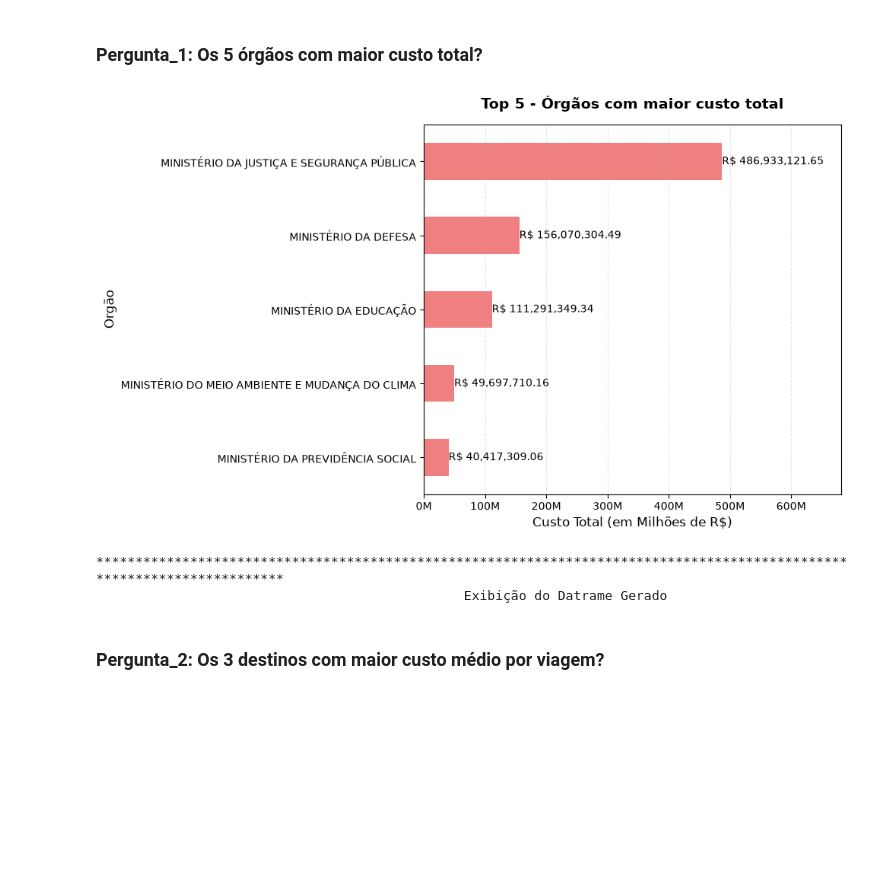
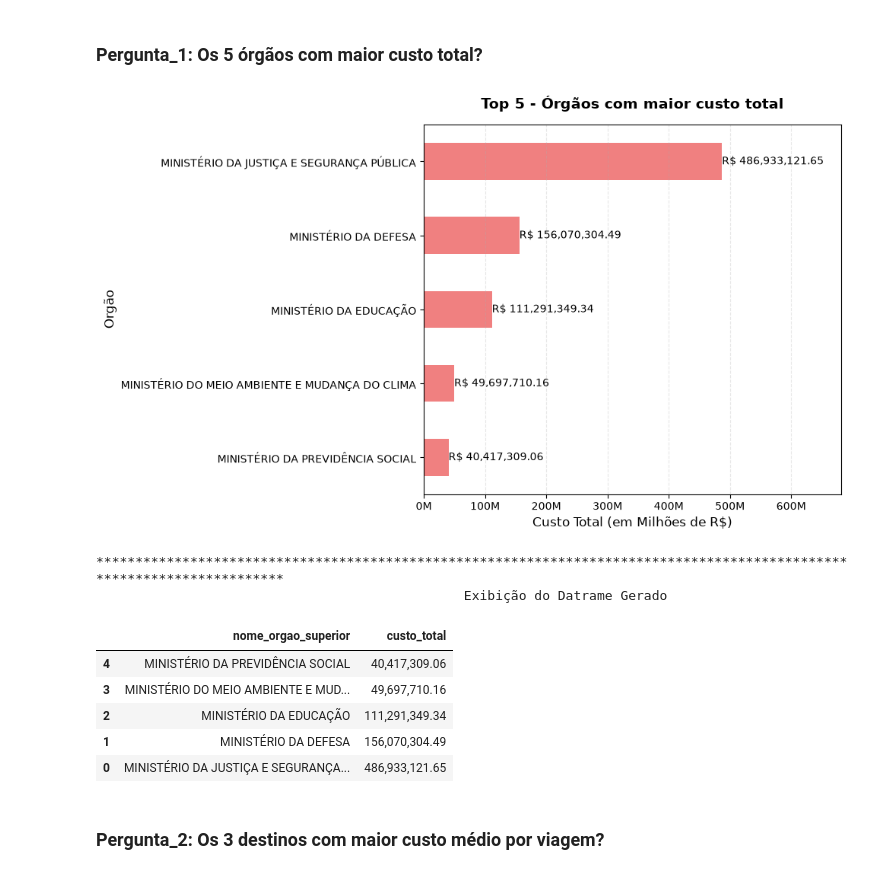
Before and after one commit to hicarocalliari/Projeto_final_SCTEC, a Jupyter notebook: notebooks/analise.ipynb, the cells around one changed output. Drawn from its saved outputs; the diff is of its cells as text; code cells hidden in the pictures; blank space fills up the shorter version.

```diff
--- a/notebooks/analise.ipynb
+++ b/notebooks/analise.ipynb
@@ -165,33 +165,40 @@ def milhoes_formatter(x, pos):
 ax.xaxis.set_major_formatter(ticker.FuncFormatter(milhoes_formatter))
 
 ax.set_title(
     "Top 5 - Órgãos com maior custo total", fontsize=14, fontweight="bold", pad=15
 )
 for i, valor in enumerate(df["custo_total"]):
     ax.text(valor, i, f"R$ {valor:,.2f}", va="center", ha="left")
 
 ax.set_xlabel("Custo Total (em Milhões de R$)", fontsize=12)
 ax.set_ylabel("Orgão", fontsize=12)
 ax.grid(axis="x", linestyle="--", alpha=0.3)
 
 plt.tight_layout()
 plt.savefig(f'{PASTA_IMAGE}/grafico_1.png', dpi=300, bbox_inches='tight')
 plt.show()
 
 
 ## Apresentação do DF através do print e salvar em forma de imagem
 print("".center(120, "*"))
 print("Exibição do Datrame Gerado".center(120), "")
 df.sort_values(by="custo_total", ascending=False)
 dfi.export(
     df.sort_values(by="custo_total", ascending=False),
     f'{PASTA_IMAGE}/df_pergunta_1.png',
     table_conversion="matplotlib"
 )
+df
 # %% [output]
 [figure]
 ************************************************************************************************************************
                                                Exibição do Datrame Gerado
+|  | nome_orgao_superior | custo_total |
+| 4 | MINISTÉRIO DA PREVIDÊNCIA SOCIAL | 40,417,309.06 |
+| 3 | MINISTÉRIO DO MEIO AMBIENTE E MUD... | 49,697,710.16 |
+| 2 | MINISTÉRIO DA EDUCAÇÃO | 111,291,349.34 |
+| 1 | MINISTÉRIO DA DEFESA | 156,070,304.49 |
+| 0 | MINISTÉRIO DA JUSTIÇA E SEGURANÇA... | 486,933,121.65 |
 # %% [markdown]
 ### Pergunta_2: Os 3 destinos com maior custo médio por viagem?
 # %%
```
Also changed, not shown: parts of 4 cells of this notebook, 3 other files.
